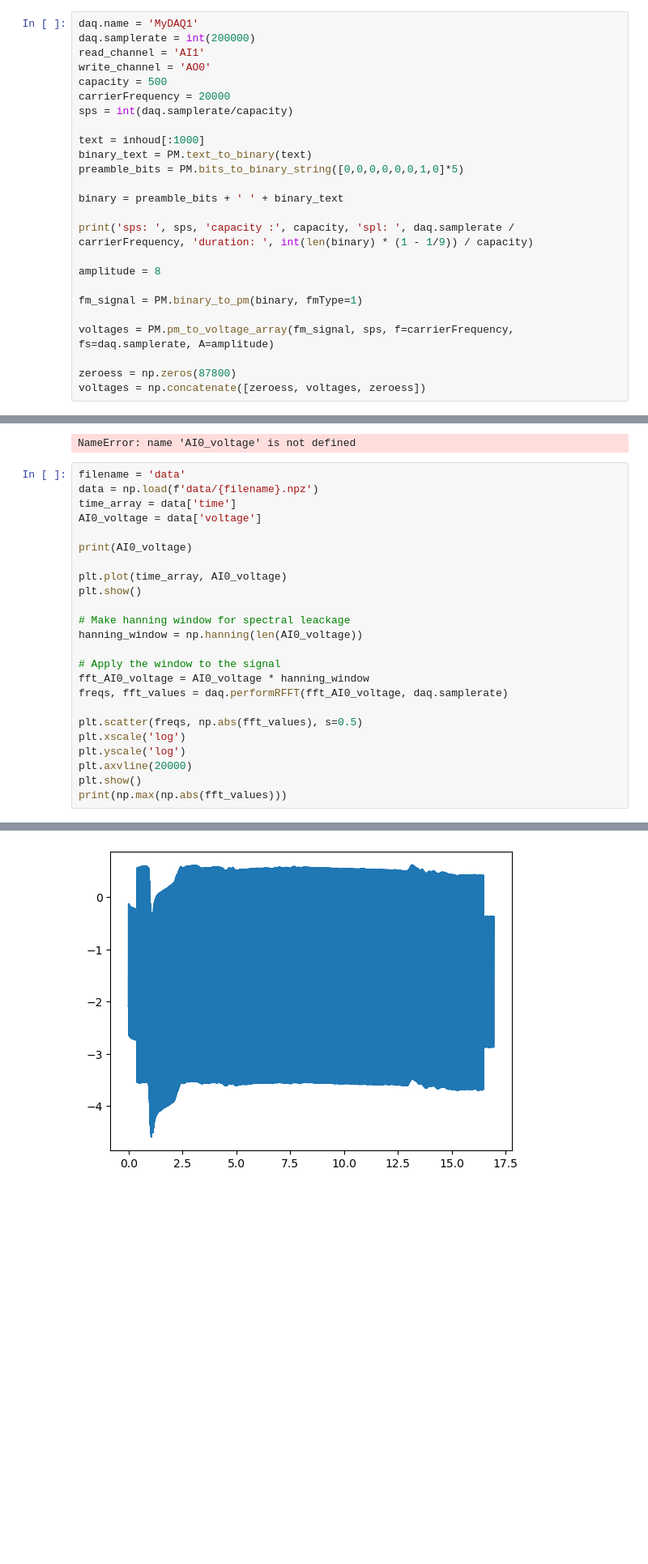
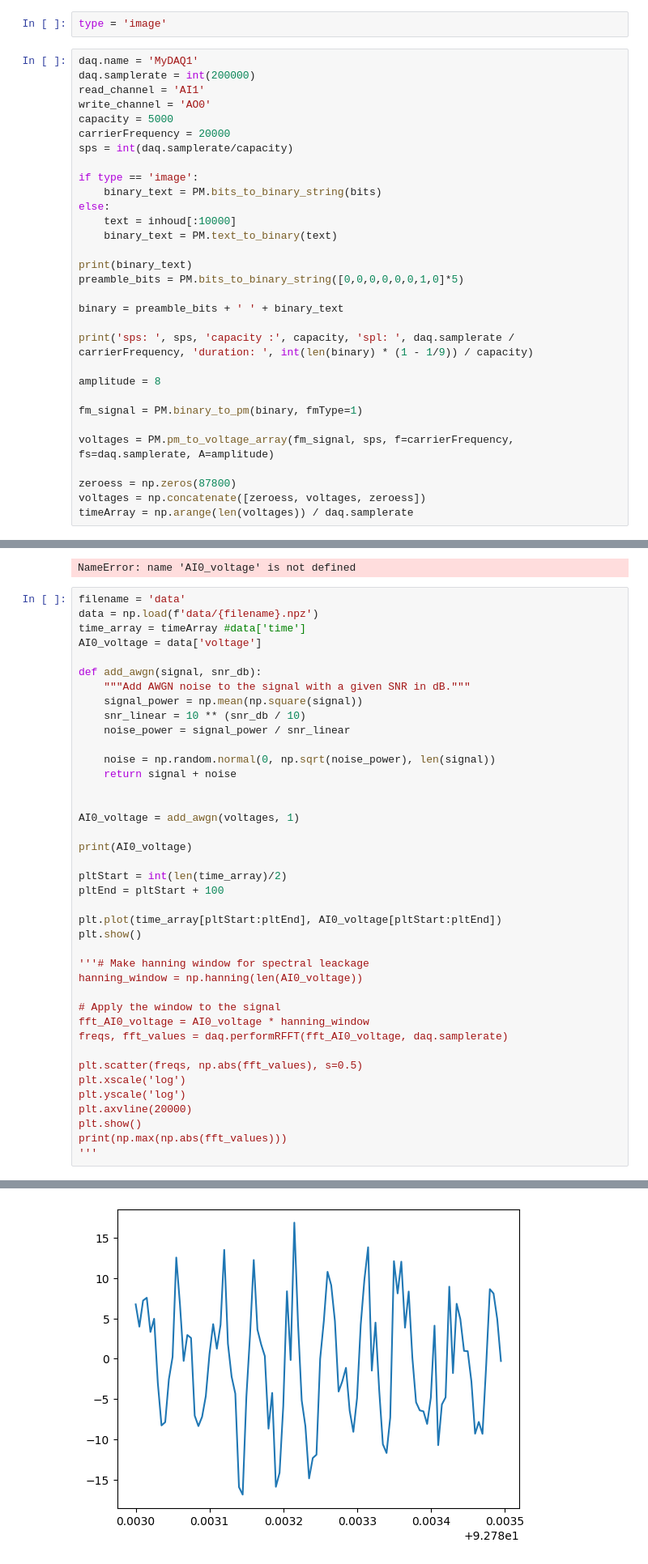
Before and after one commit to GingerBF/PE3--bobo-damster-, a Jupyter notebook: sessiecode/mydaq_tests.ipynb, the cells around one changed output, grey strips where cells are left out. Shown at 81% size. Cells and saved outputs as stored; diff of their text form; blank space fills up the shorter version.

```diff
--- a/sessiecode/mydaq_tests.ipynb
+++ b/sessiecode/mydaq_tests.ipynb
@@ -34,17 +94,24 @@ Genesis 1:2     And the earth was waste and void; and darkness was upon the face
 Genesis 1:3     And God said, Let there be light: and there was light.
 Genesis 1:4     And God saw the light, that it was good: and God divided the light from the darkness.
 Genesis 1:5     And God called the light Day, and the darkness he called Night. And there was eve
+# %%
+type = 'image'
 # %%
 daq.name = 'MyDAQ1'
 daq.samplerate = int(200000)
 read_channel = 'AI1'
 write_channel = 'AO0'
-capacity = 500
+capacity = 5000
 carrierFrequency = 20000
 sps = int(daq.samplerate/capacity)
 
-text = inhoud[:1000]
-binary_text = PM.text_to_binary(text)
+if type == 'image':
+    binary_text = PM.bits_to_binary_string(bits)
+else:
+    text = inhoud[:10000]
+    binary_text = PM.text_to_binary(text)
+
+print(binary_text)
 preamble_bits = PM.bits_to_binary_string([0,0,0,0,0,0,1,0]*5)
 
 binary = preamble_bits + ' ' + binary_text
@@ -59,4 +126,5 @@ voltages = PM.pm_to_voltage_array(fm_signal, sps, f=carrierFrequency, fs=daq.sam
 
 zeroess = np.zeros(87800)
 voltages = np.concatenate([zeroess, voltages, zeroess])
+timeArray = np.arange(len(voltages)) / daq.samplerate
 # %% [output]
@@ -90,15 +161,30 @@ NameError: name 'AI0_voltage' is not defined
 # %%
 filename = 'data'
 data = np.load(f'data/{filename}.npz')
-time_array = data['time']
+time_array = timeArray #data['time']
 AI0_voltage = data['voltage']
+
+def add_awgn(signal, snr_db):
+    """Add AWGN noise to the signal with a given SNR in dB."""
+    signal_power = np.mean(np.square(signal))
+    snr_linear = 10 ** (snr_db / 10)
+    noise_power = signal_power / snr_linear
+
+    noise = np.random.normal(0, np.sqrt(noise_power), len(signal))
+    return signal + noise
+
+
+AI0_voltage = add_awgn(voltages, 1)
 
 print(AI0_voltage)
 
-plt.plot(time_array, AI0_voltage)
+pltStart = int(len(time_array)/2)
+pltEnd = pltStart + 100
+
+plt.plot(time_array[pltStart:pltEnd], AI0_voltage[pltStart:pltEnd])
 plt.show()
 
-# Make hanning window for spectral leackage
+'''# Make hanning window for spectral leackage
 hanning_window = np.hanning(len(AI0_voltage))
 
 # Apply the window to the signal
@@ -111,4 +197,5 @@ plt.yscale('log')
 plt.axvline(20000)
 plt.show()
 print(np.max(np.abs(fft_values)))
+'''
 # %% [output]
@@ -117 +204 @@ print(np.max(np.abs(fft_values)))
-[figure, old version]
+[figure, new version]
```
Also changed, not shown: parts of 10 cells of this notebook, 2 other files.
